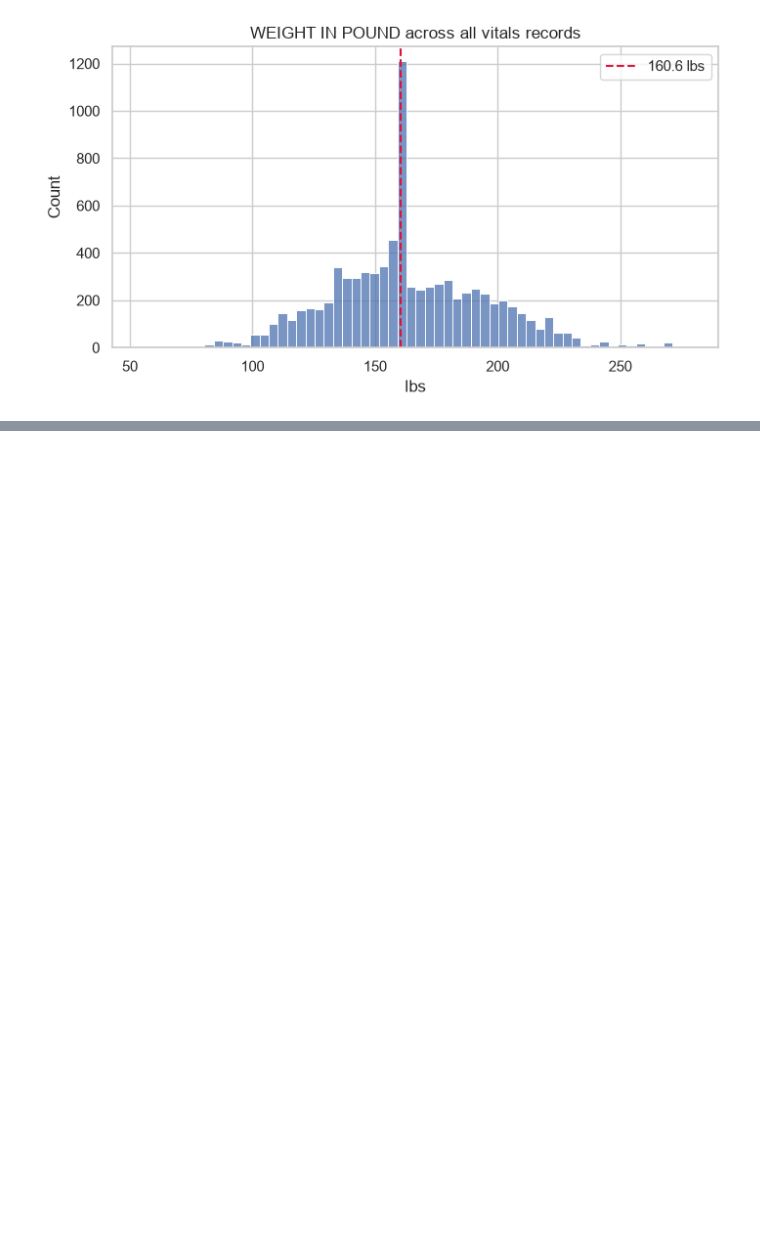
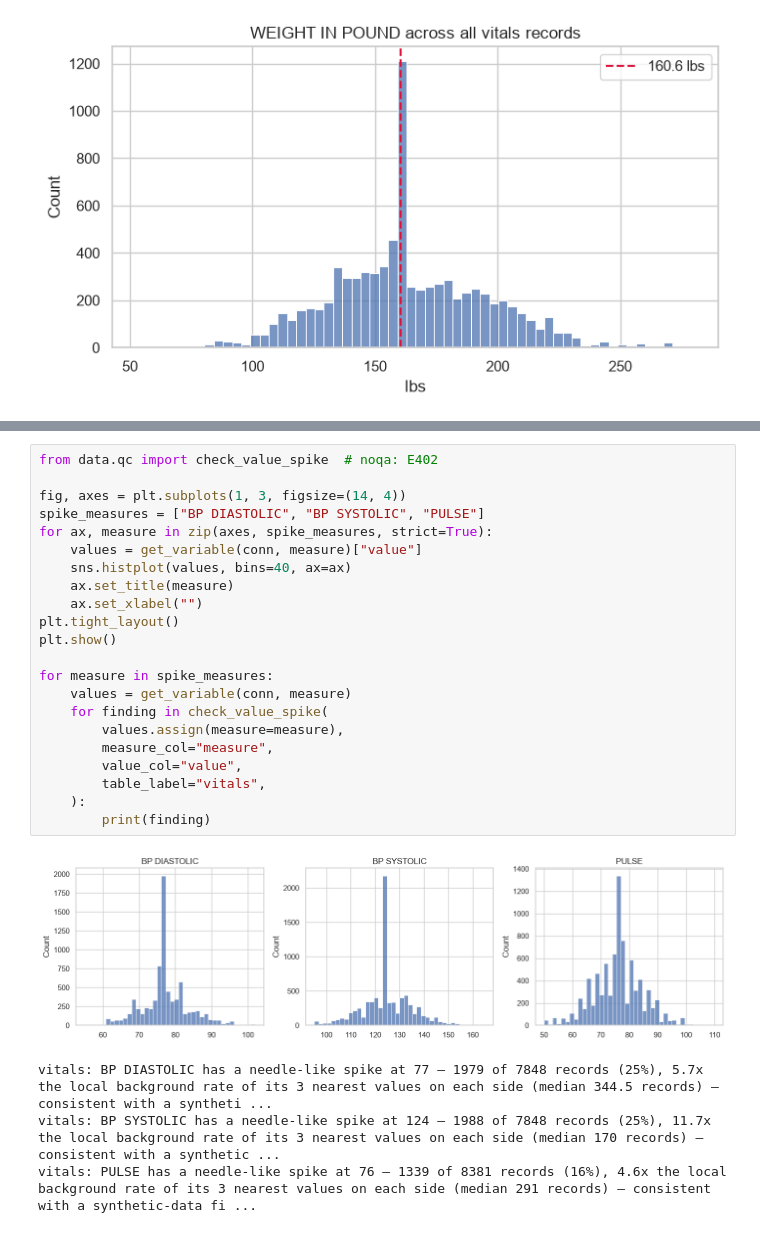
Before and after one commit to sleyn/nw_ssc_data_engineering_protorype, a Jupyter notebook: notebooks/eda.ipynb, the cells around one changed output, grey strips where cells are left out. Saved outputs shown, nothing was run; the diff lists cells and outputs as text; blank space fills up the shorter version.

```diff
--- a/notebooks/eda.ipynb
+++ b/notebooks/eda.ipynb
@@ -354,0 +406,27 @@ corrected or dropped — the underlying store is left as-delivered.
+# %%
+from data.qc import check_value_spike  # noqa: E402
+
+fig, axes = plt.subplots(1, 3, figsize=(14, 4))
+spike_measures = ["BP DIASTOLIC", "BP SYSTOLIC", "PULSE"]
+for ax, measure in zip(axes, spike_measures, strict=True):
+    values = get_variable(conn, measure)["value"]
+    sns.histplot(values, bins=40, ax=ax)
+    ax.set_title(measure)
+    ax.set_xlabel("")
+plt.tight_layout()
+plt.show()
+
+for measure in spike_measures:
+    values = get_variable(conn, measure)
+    for finding in check_value_spike(
+        values.assign(measure=measure),
+        measure_col="measure",
+        value_col="value",
+        table_label="vitals",
+    ):
+        print(finding)
+# %% [output]
+[figure, added]
+vitals: BP DIASTOLIC has a needle-like spike at 77 — 1979 of 7848 records (25%), 5.7x the local background rate of its 3 nearest values on each side (median 344.5 records) — consistent with a syntheti ...
+vitals: BP SYSTOLIC has a needle-like spike at 124 — 1988 of 7848 records (25%), 11.7x the local background rate of its 3 nearest values on each side (median 170 records) — consistent with a synthetic ...
+vitals: PULSE has a needle-like spike at 76 — 1339 of 8381 records (16%), 4.6x the local background rate of its 3 nearest values on each side (median 291 records) — consistent with a synthetic-data fi ...
```
Also changed, not shown: parts of 14 cells of this notebook, 4 other files.
